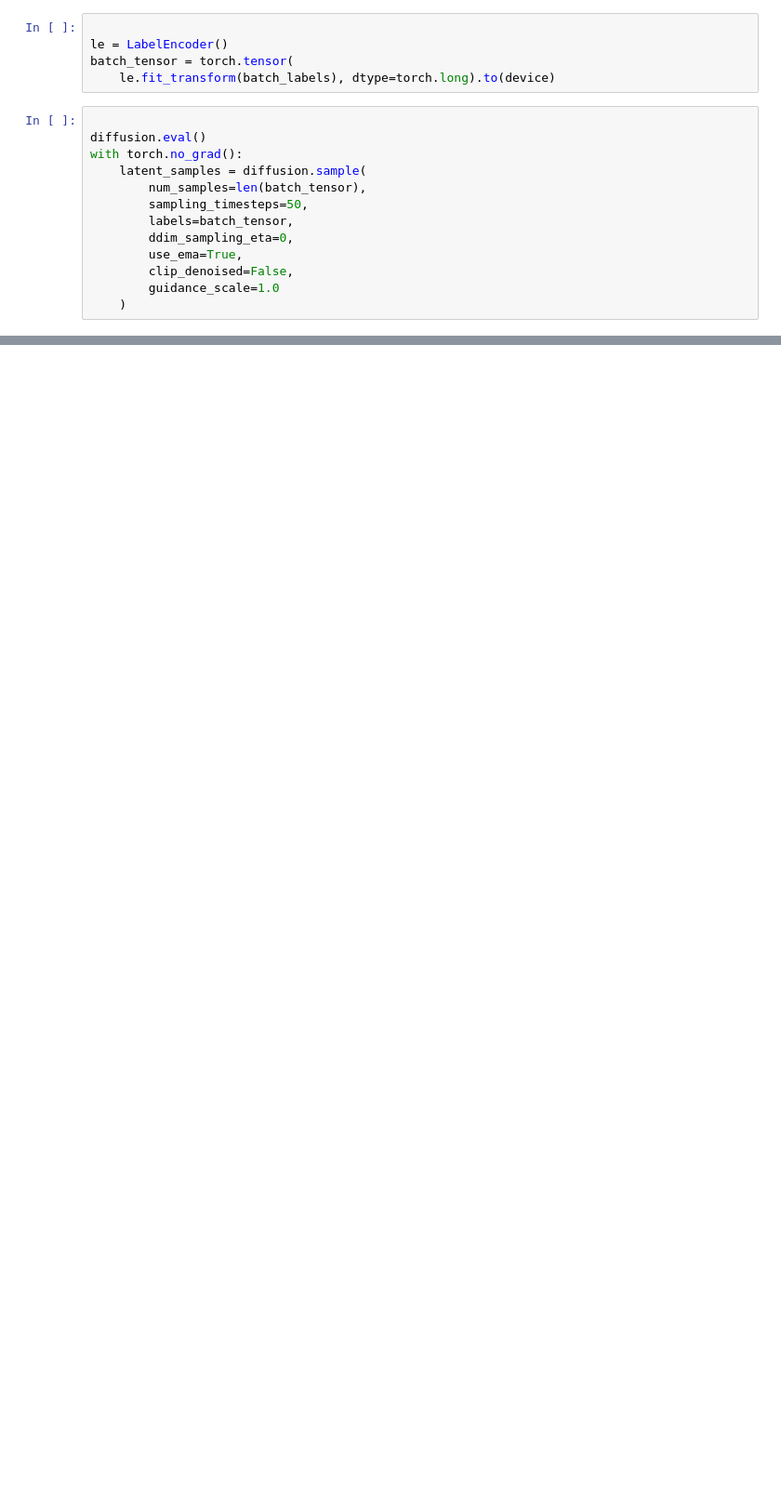
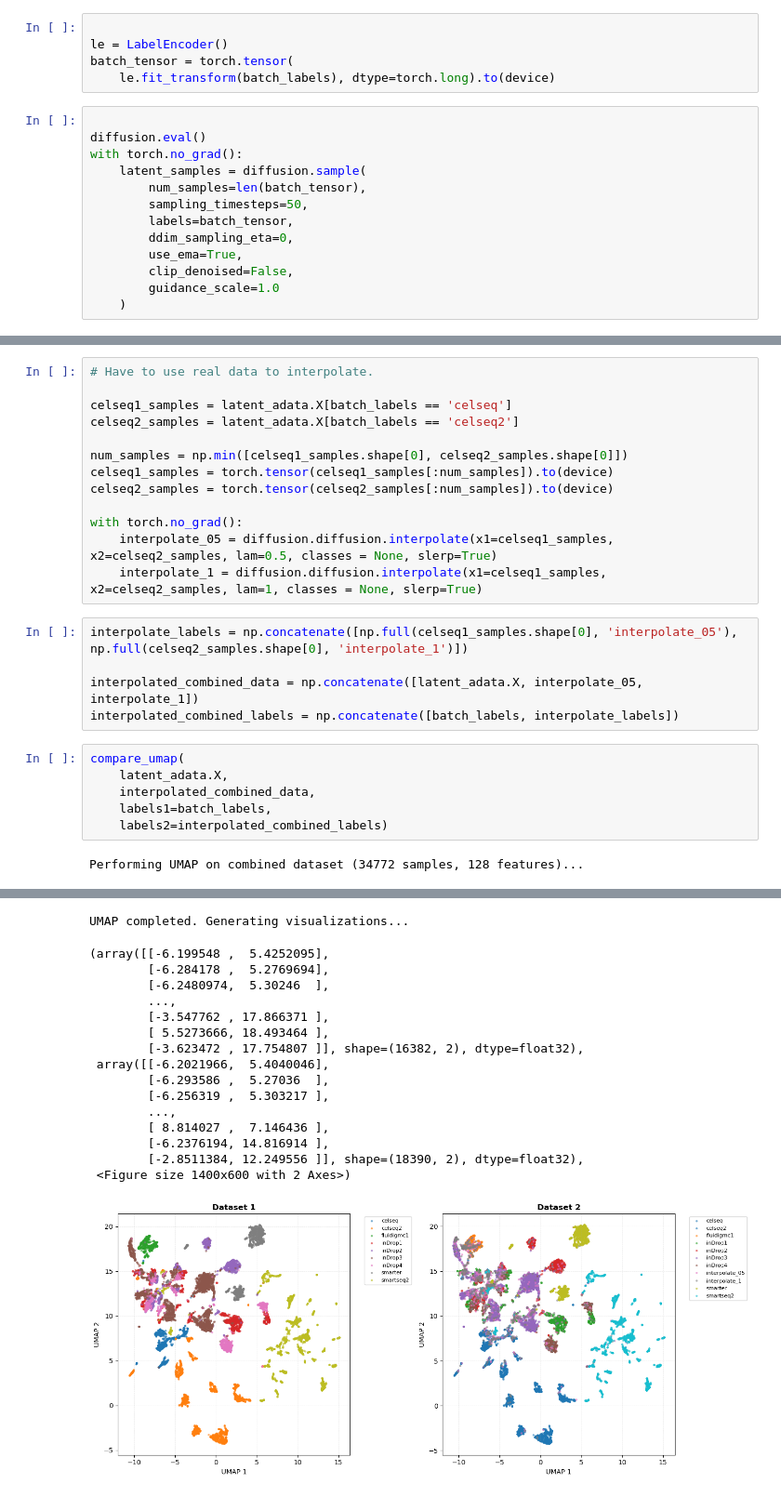
Before and after one commit to LangtianM/scDeepSim, a Jupyter notebook: experiments/batch_effect.ipynb, the cells around one changed output, grey strips where cells are left out. Shown at 93% size. Cells and saved outputs as stored; diff of their text form; blank space fills up the shorter version.

Commit message:
Diffusion latent space interpolation experiments 1. Enable ddim sampling for diffusion interpolation 2. Diffusion interpolation control results are not visually promising via umap.

```diff
--- a/experiments/batch_effect.ipynb
+++ b/experiments/batch_effect.ipynb
@@ -411,0 +358,26 @@ UMAP completed. Generating visualizations...
+# %%
+# Have to use real data to interpolate.
+
+celseq1_samples = latent_adata.X[batch_labels == 'celseq']
+celseq2_samples = latent_adata.X[batch_labels == 'celseq2']
+
+num_samples = np.min([celseq1_samples.shape[0], celseq2_samples.shape[0]])
+celseq1_samples = torch.tensor(celseq1_samples[:num_samples]).to(device)
+celseq2_samples = torch.tensor(celseq2_samples[:num_samples]).to(device)
+
+with torch.no_grad():
+    interpolate_05 = diffusion.diffusion.interpolate(x1=celseq1_samples, x2=celseq2_samples, lam=0.5, classes = None, slerp=True)
+    interpolate_1 = diffusion.diffusion.interpolate(x1=celseq1_samples, x2=celseq2_samples, lam=1, classes = None, slerp=True)
+# %%
+interpolate_labels = np.concatenate([np.full(celseq1_samples.shape[0], 'interpolate_05'), np.full(celseq2_samples.shape[0], 'interpolate_1')])
+
+interpolated_combined_data = np.concatenate([latent_adata.X, interpolate_05, interpolate_1])
+interpolated_combined_labels = np.concatenate([batch_labels, interpolate_labels])
+# %%
+compare_umap(
+    latent_adata.X,
+    interpolated_combined_data,
+    labels1=batch_labels,
+    labels2=interpolated_combined_labels)
+# %% [output]
+Performing UMAP on combined dataset (34772 samples, 128 features)...
@@ -411,0 +385,17 @@ UMAP completed. Generating visualizations...
+UMAP completed. Generating visualizations...
+(array([[-6.199548 ,  5.4252095],
+        [-6.284178 ,  5.2769694],
+        [-6.2480974,  5.30246  ],
+        ...,
+        [-3.547762 , 17.866371 ],
+        [ 5.5273666, 18.493464 ],
+        [-3.623472 , 17.754807 ]], shape=(16382, 2), dtype=float32),
+ array([[-6.2021966,  5.4040046],
+        [-6.293586 ,  5.27036  ],
+        [-6.256319 ,  5.303217 ],
+        ...,
+        [ 8.814027 ,  7.146436 ],
+        [-6.2376194, 14.816914 ],
+        [-2.8511384, 12.249556 ]], shape=(18390, 2), dtype=float32),
+ <Figure size 1400x600 with 2 Axes>)
+[figure, added]
```
Also changed, not shown: parts of 13 cells of this notebook, 1 other file.
